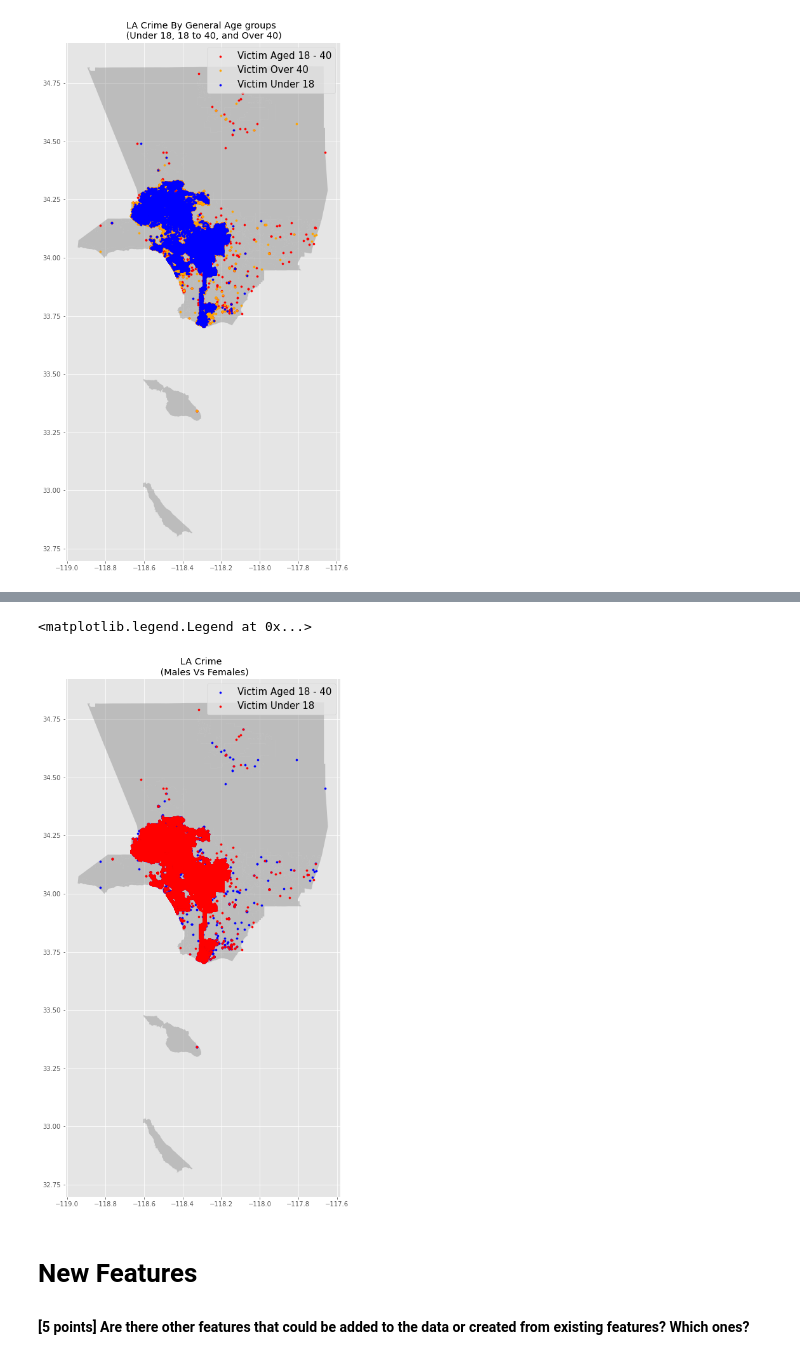
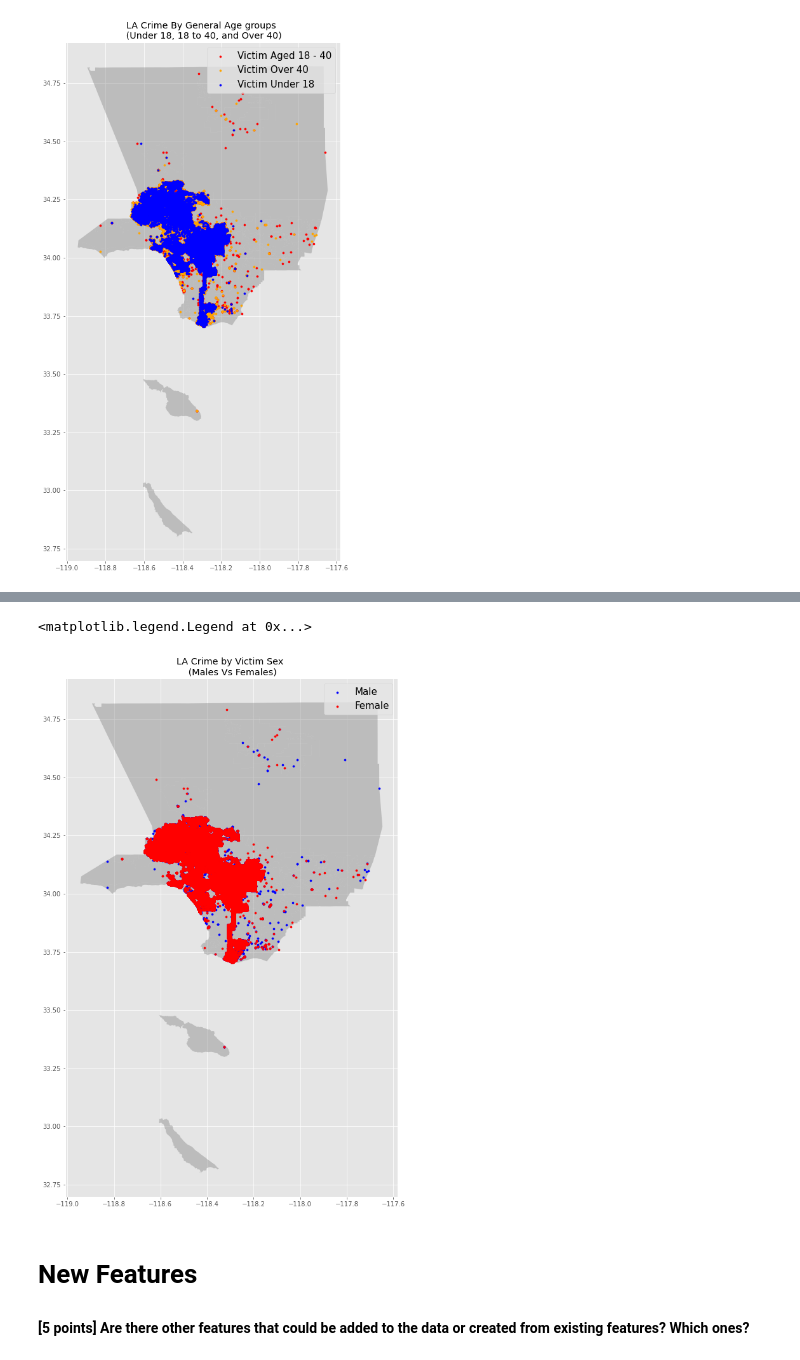
Before and after one commit to julia-codes/MSDS-ML1-VisualizationAndDataProcessing, a Jupyter notebook: Lab1_VisualizationAndDataPreprocessing.ipynb, the cells around one changed output, grey strips where cells are left out. Cells and saved outputs as stored; diff of their text form; code cells hidden in the pictures.

```diff
--- a/Lab1_VisualizationAndDataPreprocessing.ipynb
+++ b/Lab1_VisualizationAndDataPreprocessing.ipynb
@@ -1897,14 +1976,14 @@ plt.legend(prop={'size':15})
 # %%
 #Same plot, but looking to see if there are Sex specific areas that appear
 fig,ax = plt.subplots(figsize = (15,15))
 la_map.plot(ax= ax, alpha = 0.4, color = "grey")
-geo_df[(geo_df['Vict Sex']=='M')].plot(ax = ax, markersize = 10, color = "blue", marker = 'o', label = 'Victim Aged 18 - 40')
-geo_df[geo_df['Vict Sex']=='F'].plot(ax = ax, markersize = 10, color = "red", marker = 'o', label = 'Victim Under 18')
-plt.title('LA Crime \n (Males Vs Females)')
+geo_df[(geo_df['Vict Sex']=='M')].plot(ax = ax, markersize = 10, color = "blue", marker = 'o', label = 'Male')
+geo_df[geo_df['Vict Sex']=='F'].plot(ax = ax, markersize = 10, color = "red", marker = 'o', label = 'Female')
+plt.title('LA Crime by Victim Sex \n (Males Vs Females)')
 plt.legend(prop={'size':15})
 # %% [output]
 <matplotlib.legend.Legend at 0x...>
-[figure, old version]
+[figure, new version]
 # %% [markdown]
 # New Features
 #### [5 points] Are there other features that could be added to the data or created from existing features? Which ones?
```
Also changed, not shown: parts of 19 cells of this notebook.
